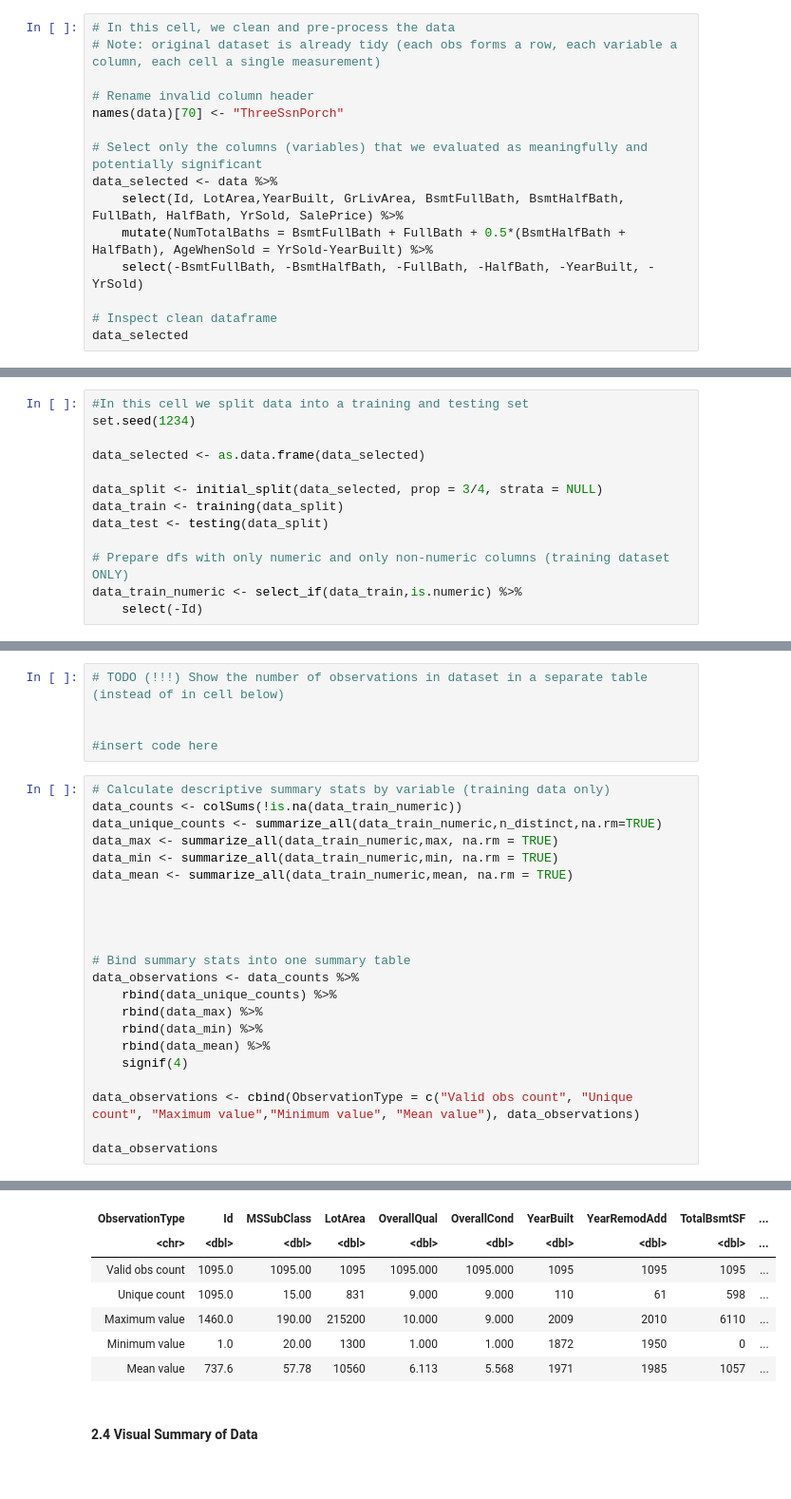
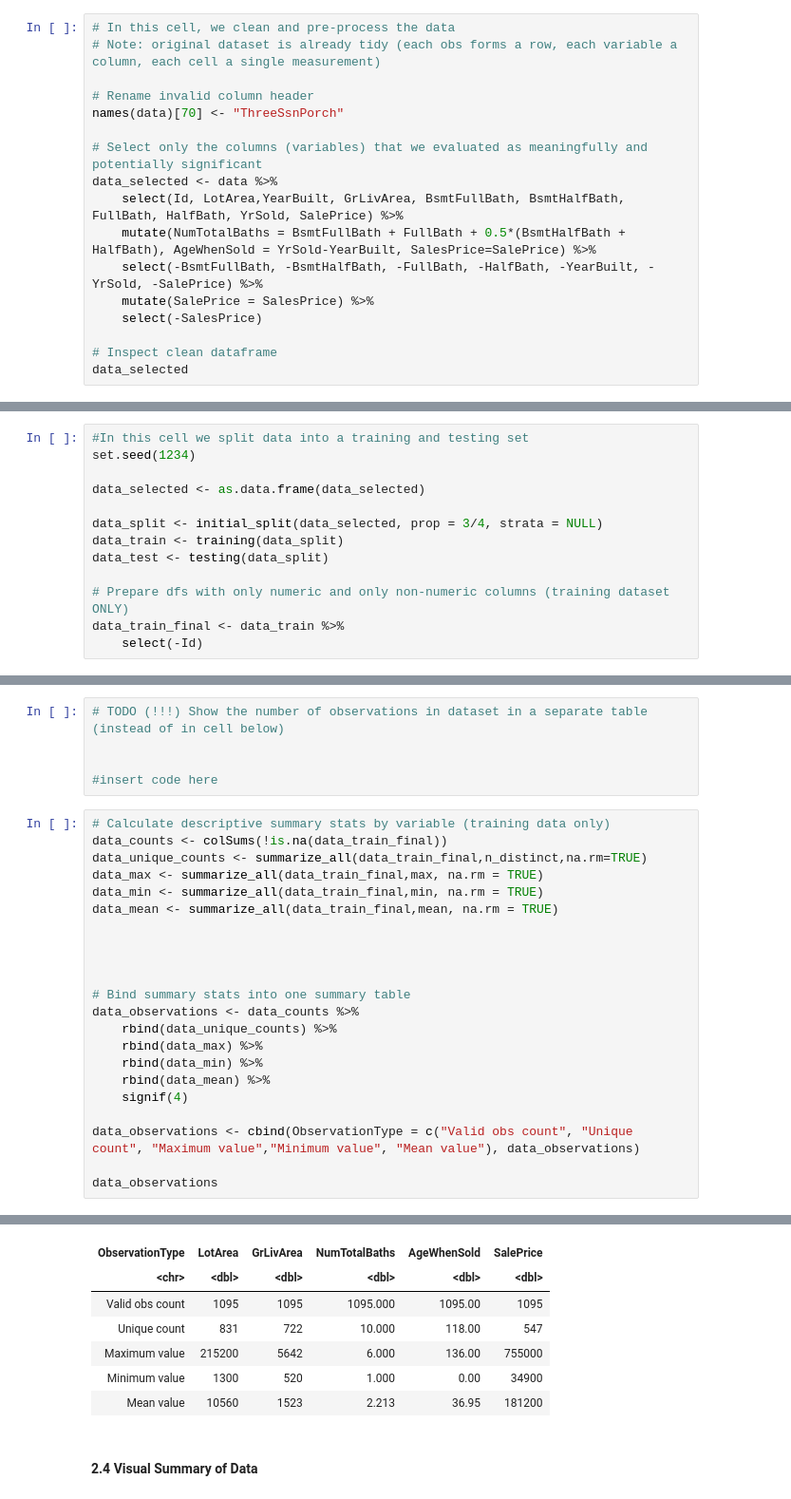
Before and after one commit to jerdavies/home-price-regression, a Jupyter notebook: Group-Project-Report.ipynb, the cells around one changed output, grey strips where cells are left out. Shown: that part at 95% size. Cells and saved outputs as stored; diff of their text form.

```diff
--- a/Group-Project-Report.ipynb
+++ b/Group-Project-Report.ipynb
@@ -73,8 +65,10 @@ names(data)[70] <- "ThreeSsnPorch"
 # Select only the columns (variables) that we evaluated as meaningfully and potentially significant
 data_selected <- data %>%
     select(Id, LotArea,YearBuilt, GrLivArea, BsmtFullBath, BsmtHalfBath, FullBath, HalfBath, YrSold, SalePrice) %>%
-    mutate(NumTotalBaths = BsmtFullBath + FullBath + 0.5*(BsmtHalfBath + HalfBath), AgeWhenSold = YrSold-YearBuilt) %>%
-    select(-BsmtFullBath, -BsmtHalfBath, -FullBath, -HalfBath, -YearBuilt, -YrSold)
+    mutate(NumTotalBaths = BsmtFullBath + FullBath + 0.5*(BsmtHalfBath + HalfBath), AgeWhenSold = YrSold-YearBuilt, SalesPrice=SalePrice) %>%
+    select(-BsmtFullBath, -BsmtHalfBath, -FullBath, -HalfBath, -YearBuilt, -YrSold, -SalePrice) %>%
+    mutate(SalePrice = SalesPrice) %>%
+    select(-SalesPrice)
 
 # Inspect clean dataframe
 data_selected
@@ -102,7 +96,7 @@ data_train <- training(data_split)
 data_test <- testing(data_split)
 
 # Prepare dfs with only numeric and only non-numeric columns (training dataset ONLY)
-data_train_numeric <- select_if(data_train,is.numeric) %>%
+data_train_final <- data_train %>%
     select(-Id)
 # %% [markdown]
 #### 2.3 Tabular Summary of Data
@@ -115,11 +109,11 @@ data_train_numeric <- select_if(data_train,is.numeric) %>%
 #insert code here
 # %%
 # Calculate descriptive summary stats by variable (training data only)
-data_counts <- colSums(!is.na(data_train_numeric))
-data_unique_counts <- summarize_all(data_train_numeric,n_distinct,na.rm=TRUE)
-data_max <- summarize_all(data_train_numeric,max, na.rm = TRUE)
-data_min <- summarize_all(data_train_numeric,min, na.rm = TRUE)
-data_mean <- summarize_all(data_train_numeric,mean, na.rm = TRUE)
+data_counts <- colSums(!is.na(data_train_final))
+data_unique_counts <- summarize_all(data_train_final,n_distinct,na.rm=TRUE)
+data_max <- summarize_all(data_train_final,max, na.rm = TRUE)
+data_min <- summarize_all(data_train_final,min, na.rm = TRUE)
+data_mean <- summarize_all(data_train_final,mean, na.rm = TRUE)
 
 
 
@@ -140,10 +134,10 @@ A data.frame: 5 × 19
-| ObservationType | Id | MSSubClass | LotArea | OverallQual | OverallCond | YearBuilt | YearRemodAdd | TotalBsmtSF | ... |
-| <chr> | <dbl> | <dbl> | <dbl> | <dbl> | <dbl> | <dbl> | <dbl> | <dbl> | ... |
-| Valid obs count | 1095.0 | 1095.00 | 1095 | 1095.000 | 1095.000 | 1095 | 1095 | 1095 | ... |
-| Unique count | 1095.0 | 15.00 | 831 | 9.000 | 9.000 | 110 | 61 | 598 | ... |
-| Maximum value | 1460.0 | 190.00 | 215200 | 10.000 | 9.000 | 2009 | 2010 | 6110 | ... |
-| Minimum value | 1.0 | 20.00 | 1300 | 1.000 | 1.000 | 1872 | 1950 | 0 | ... |
-| Mean value | 737.6 | 57.78 | 10560 | 6.113 | 5.568 | 1971 | 1985 | 1057 | ... |
+| ObservationType | LotArea | GrLivArea | NumTotalBaths | AgeWhenSold | SalePrice |
+| <chr> | <dbl> | <dbl> | <dbl> | <dbl> | <dbl> |
+| Valid obs count | 1095 | 1095 | 1095.000 | 1095.00 | 1095 |
+| Unique count | 831 | 722 | 10.000 | 118.00 | 547 |
+| Maximum value | 215200 | 5642 | 6.000 | 136.00 | 755000 |
+| Minimum value | 1300 | 520 | 1.000 | 0.00 | 34900 |
+| Mean value | 10560 | 1523 | 2.213 | 36.95 | 181200 |
 # %% [markdown]
 #### 2.4 Visual Summary of Data
 # %% [markdown]
```
Also changed, not shown: parts of 17 cells of this notebook.
